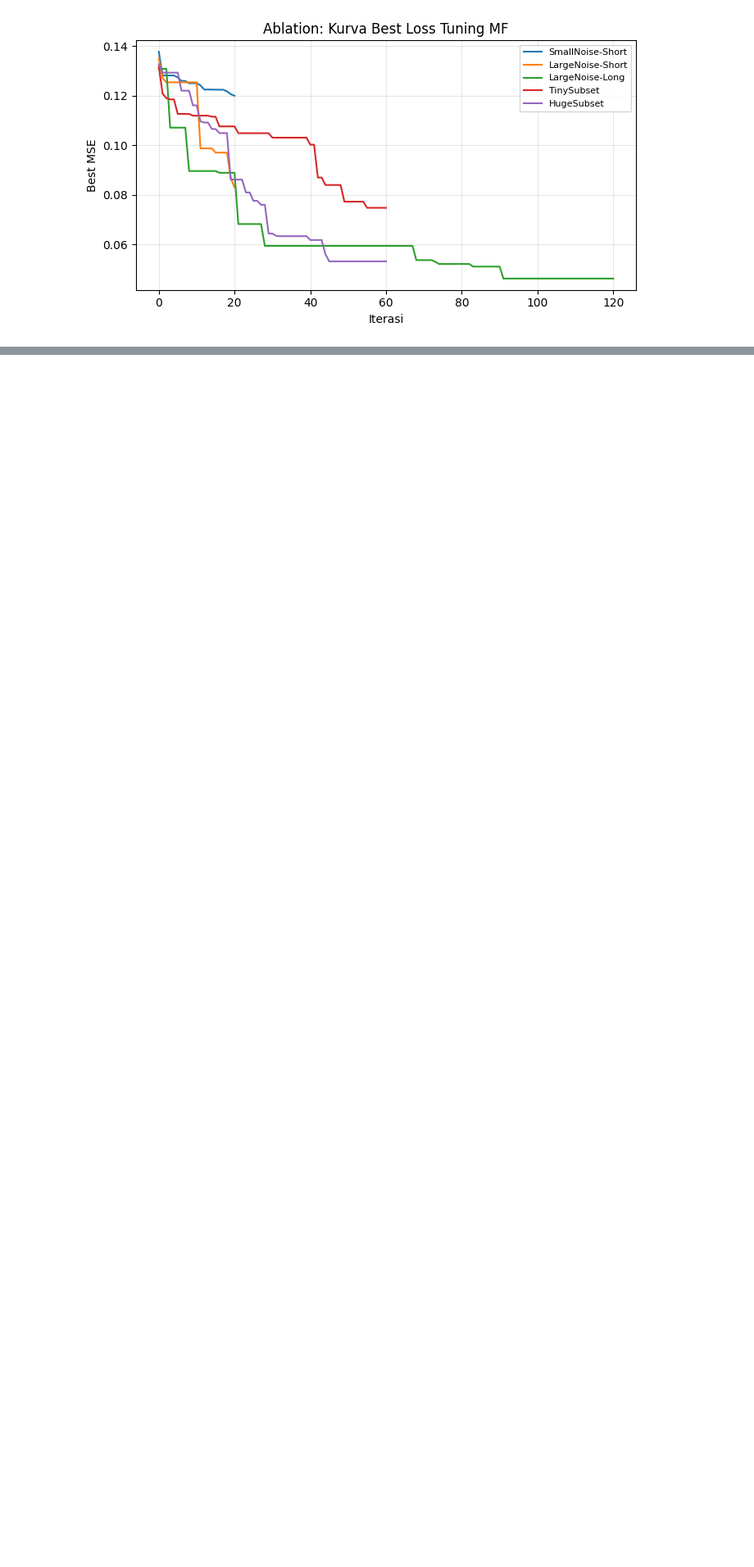
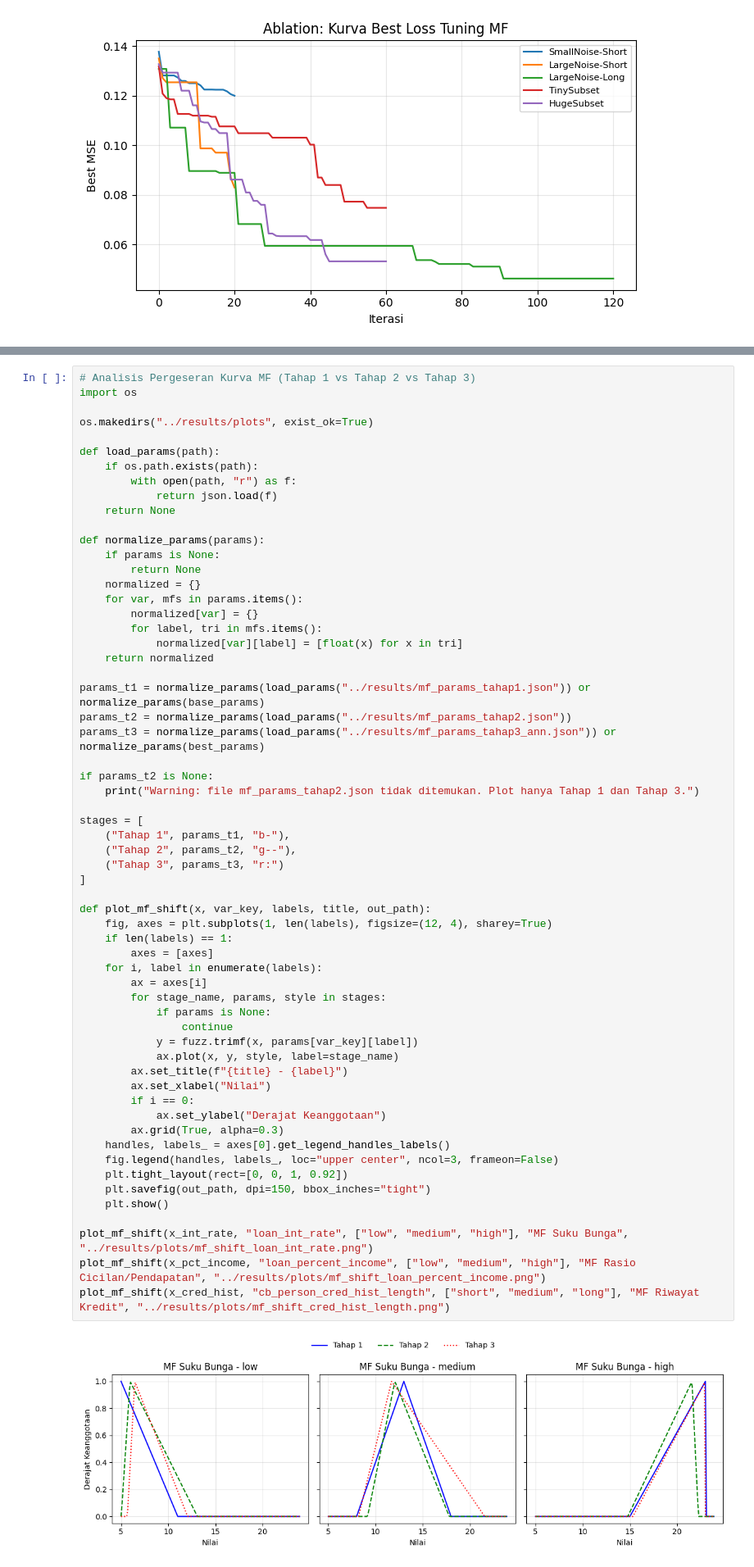
Before and after one commit to Hafizh220705/credit-risk-intelligence-battle, a Jupyter notebook: notebooks/230007_230022_230070_Tahap 3.ipynb, the cells around one changed output, grey strips where cells are left out. Shown at 82% size. Saved outputs shown, nothing was run; the diff lists cells and outputs as text; blank space fills up the shorter version.

```diff
--- a/notebooks/230007_230022_230070_Tahap 3.ipynb
+++ b/notebooks/230007_230022_230070_Tahap 3.ipynb
@@ -481,0 +485,62 @@ SmallNoise-Short          500      20         0.1   0.119939       0.017728
+# %%
+# Analisis Pergeseran Kurva MF (Tahap 1 vs Tahap 2 vs Tahap 3)
+import os
+
+os.makedirs("../results/plots", exist_ok=True)
+
+def load_params(path):
+    if os.path.exists(path):
+        with open(path, "r") as f:
+            return json.load(f)
+    return None
+
+def normalize_params(params):
+    if params is None:
+        return None
+    normalized = {}
+    for var, mfs in params.items():
+        normalized[var] = {}
+        for label, tri in mfs.items():
+            normalized[var][label] = [float(x) for x in tri]
+    return normalized
+
+params_t1 = normalize_params(load_params("../results/mf_params_tahap1.json")) or normalize_params(base_params)
+params_t2 = normalize_params(load_params("../results/mf_params_tahap2.json"))
+params_t3 = normalize_params(load_params("../results/mf_params_tahap3_ann.json")) or normalize_params(best_params)
+
+if params_t2 is None:
+    print("Warning: file mf_params_tahap2.json tidak ditemukan. Plot hanya Tahap 1 dan Tahap 3.")
+
+stages = [
+    ("Tahap 1", params_t1, "b-"),
+    ("Tahap 2", params_t2, "g--"),
+    ("Tahap 3", params_t3, "r:")
+]
+
+def plot_mf_shift(x, var_key, labels, title, out_path):
+    fig, axes = plt.subplots(1, len(labels), figsize=(12, 4), sharey=True)
+    if len(labels) == 1:
+        axes = [axes]
+    for i, label in enumerate(labels):
+        ax = axes[i]
+        for stage_name, params, style in stages:
+            if params is None:
+                continue
+            y = fuzz.trimf(x, params[var_key][label])
+            ax.plot(x, y, style, label=stage_name)
+        ax.set_title(f"{title} - {label}")
+        ax.set_xlabel("Nilai")
+        if i == 0:
+            ax.set_ylabel("Derajat Keanggotaan")
+        ax.grid(True, alpha=0.3)
+    handles, labels_ = axes[0].get_legend_handles_labels()
+    fig.legend(handles, labels_, loc="upper center", ncol=3, frameon=False)
+    plt.tight_layout(rect=[0, 0, 1, 0.92])
+    plt.savefig(out_path, dpi=150, bbox_inches="tight")
+    plt.show()
+
+plot_mf_shift(x_int_rate, "loan_int_rate", ["low", "medium", "high"], "MF Suku Bunga", "../results/plots/mf_shift_loan_int_rate.png")
+plot_mf_shift(x_pct_income, "loan_percent_income", ["low", "medium", "high"], "MF Rasio Cicilan/Pendapatan", "../results/plots/mf_shift_loan_percent_income.png")
+plot_mf_shift(x_cred_hist, "cb_person_cred_hist_length", ["short", "medium", "long"], "MF Riwayat Kredit", "../results/plots/mf_shift_cred_hist_length.png")
+# %% [output]
+[figure, added]
```
Also changed, not shown: parts of 2 cells of this notebook, 8 other files.
